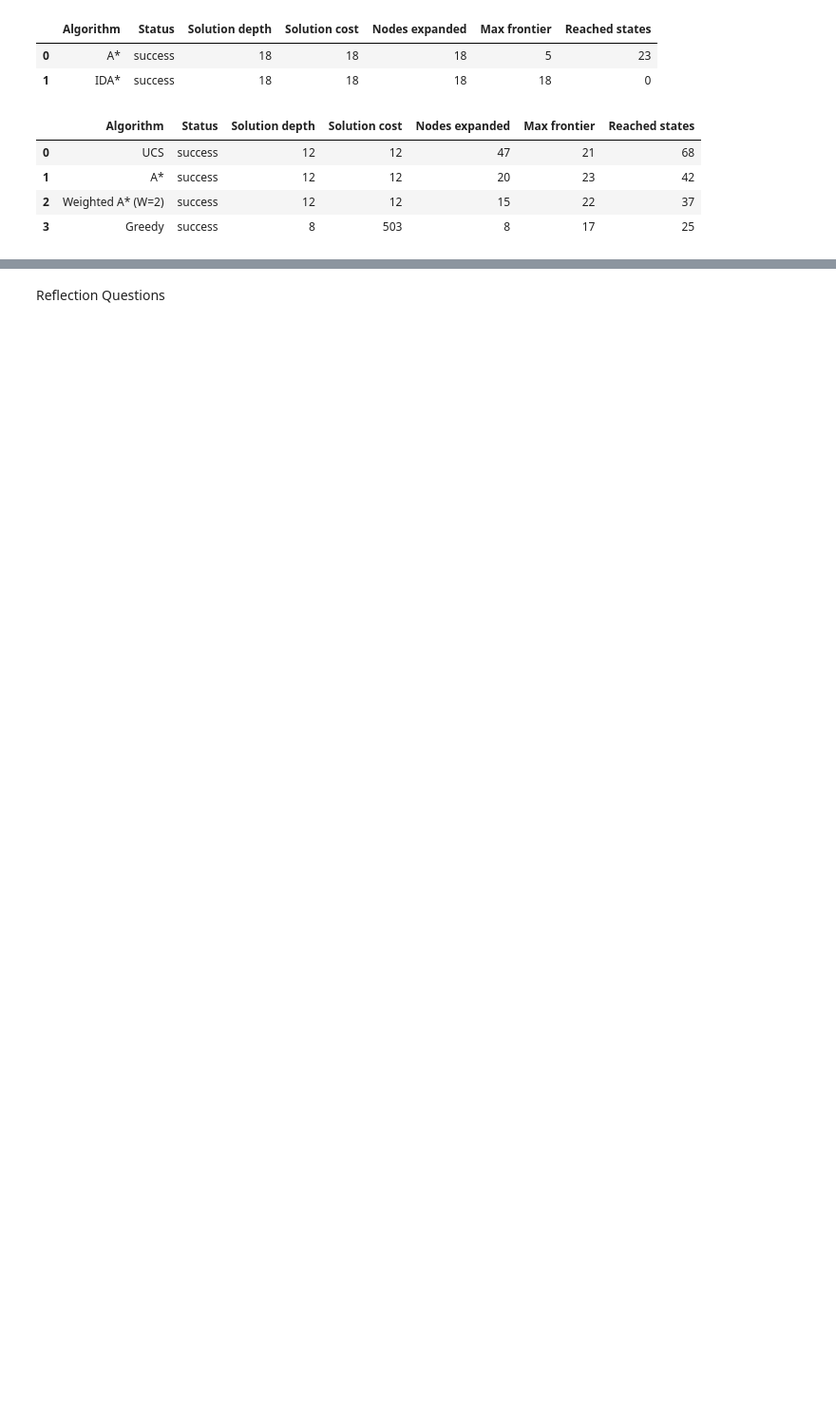
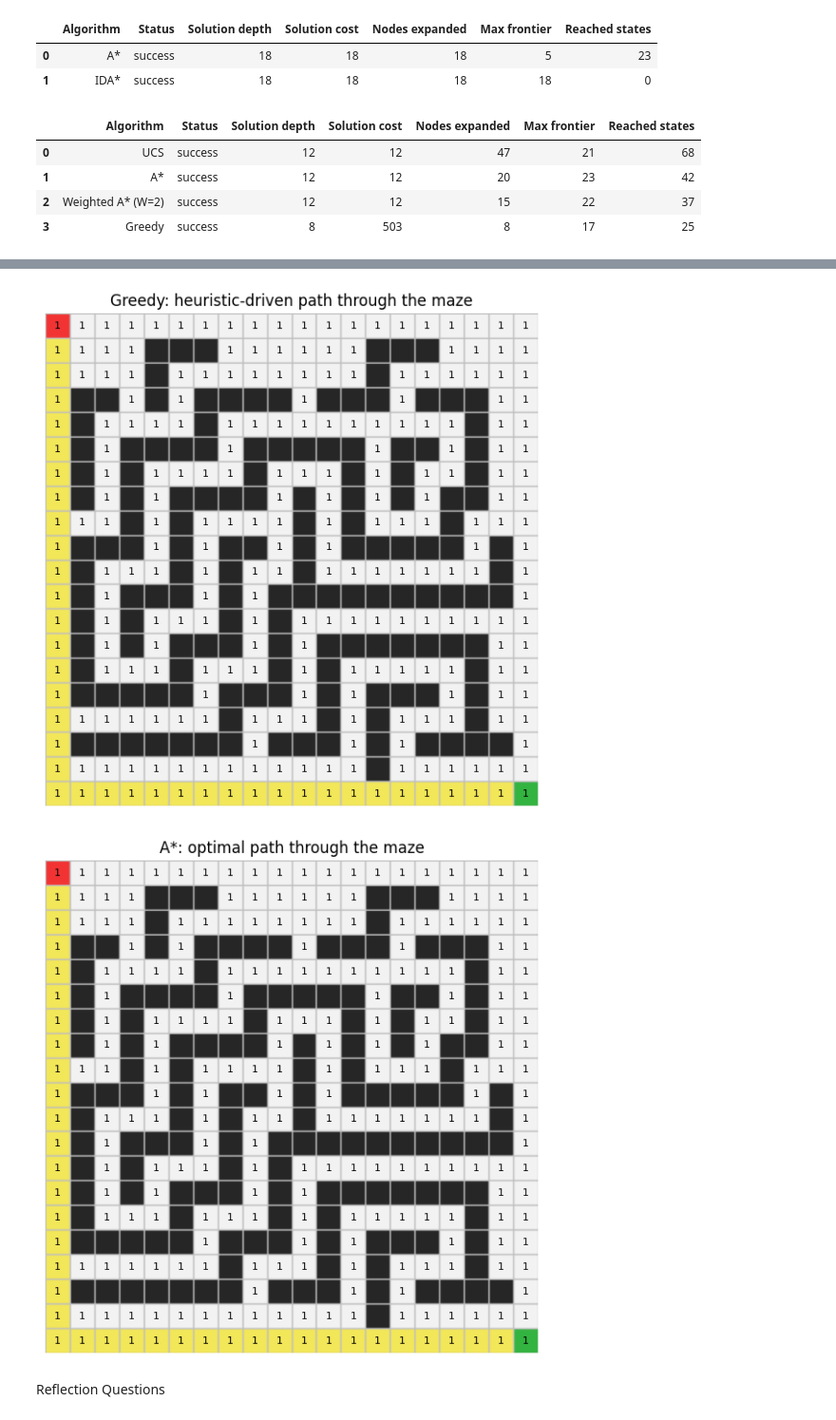
Before and after one commit to sebenemaryamashebir-cmd/Sebenemaryam_Asnake_Lab1, a Jupyter notebook: Sebenemaryam_Asnake_Lab_1B.ipynb, the cells around one changed output, grey strips where cells are left out. Shown at 95% size. Drawn from its saved outputs; the diff is of its cells as text; code cells hidden in the pictures; blank space fills up the shorter version.

```diff
--- a/Sebenemaryam_Asnake_Lab_1B.ipynb
+++ b/Sebenemaryam_Asnake_Lab_1B.ipynb
@@ -1065,28 +1089,24 @@ show_results(custom_results_2)
-# %%
-# TODO 11:
-# Create your second custom map here.
-
-custom_grid_2 = [
-    # Replace this with your own grid.
-]
-
-custom_costs_2 = [
-    # Terrain costs (same shape as the grid), if using WeightedGridProblem.
-]
-
-custom_start_2 = None
-custom_goal_2 = None
-
-# Example after completing:
-# custom_problem_2 = WeightedGridProblem(
-#     custom_grid_2, custom_start_2, custom_goal_2, terrain_costs=custom_costs_2
-# )
-# custom_results_2 = [
-#     ucs.search(custom_problem_2),
-#     astar.search(custom_problem_2),
-#     wastar2.search(custom_problem_2),
-#     greedy.search(custom_problem_2),
-# ]
-show_results(custom_results_2)
+# %%
+# Visualization for 20x20 maze - TODO 11
+plot_path(
+    custom_grid_2,
+    custom_start_2,
+    custom_goal_2,
+    path=custom_results_2[3].path,
+    terrain_costs=custom_costs_2,
+    title="Greedy: heuristic-driven path through the maze",
+)
+
+plot_path(
+    custom_grid_2,
+    custom_start_2,
+    custom_goal_2,
+    path=custom_results_2[1].path,
+    terrain_costs=custom_costs_2,
+    title="A*: optimal path through the maze",
+)
+# %% [output]
+[figure, added]
+[figure, added]
 # %% [markdown]
 Reflection Questions
```
Also changed, not shown: parts of 11 cells of this notebook, 1 other file.
